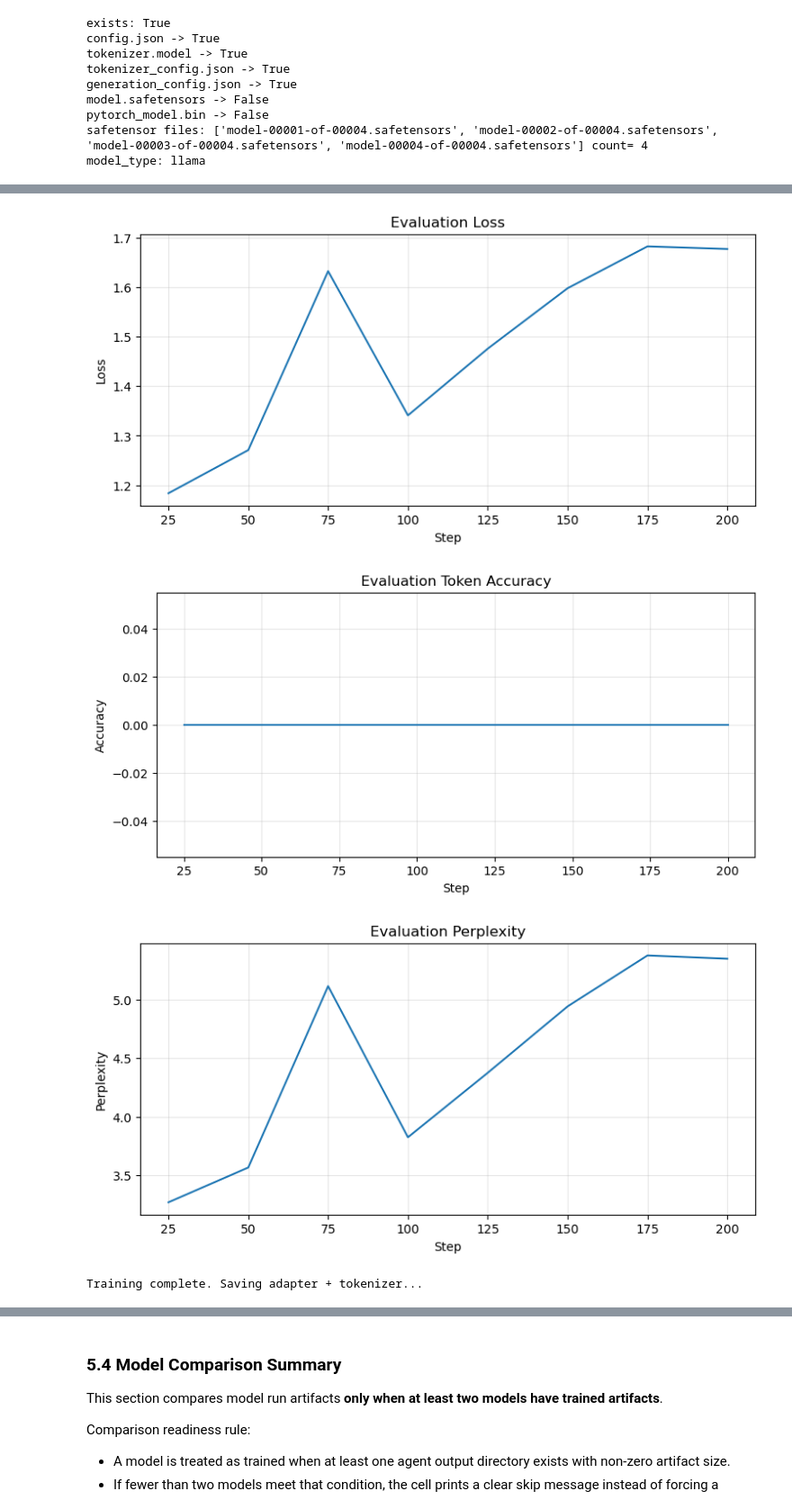
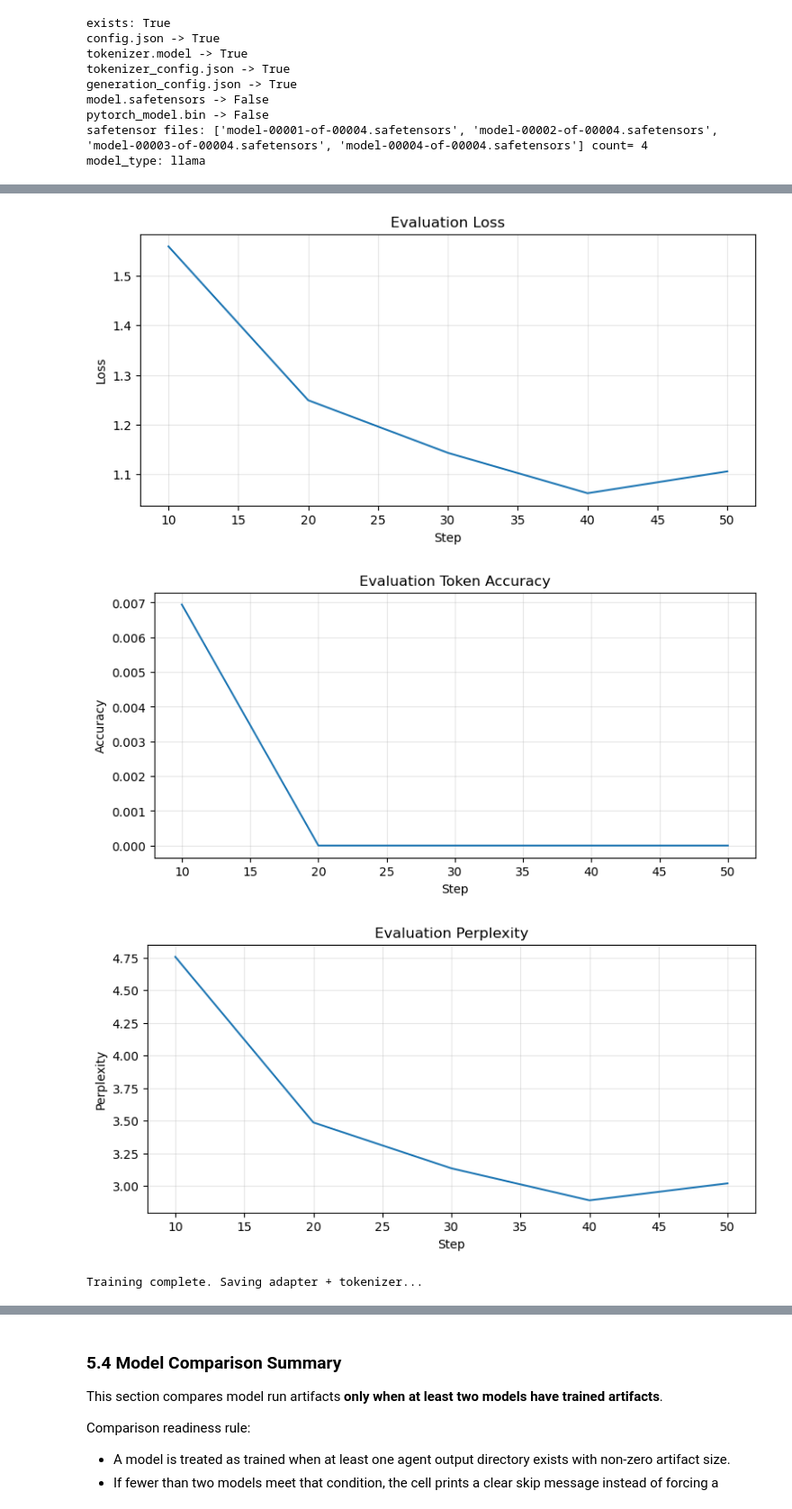
Before and after one commit to UF-College-of-Education/SPARCP-Hipergator-Notebooks, a Jupyter notebook: v2/H1b_Model_Fine_Tuning_PyTorch_local_meta_default.ipynb, the cells around one changed output, grey strips where cells are left out. Shown at 90% size. Cells and saved outputs as stored; diff of their text form; code cells hidden in the pictures.

```diff
--- a/v2/H1b_Model_Fine_Tuning_PyTorch_local_meta_default.ipynb
+++ b/v2/H1b_Model_Fine_Tuning_PyTorch_local_meta_default.ipynb
@@ -1641,12 +1641,12 @@ from trl import SFTTrainer, SFTConfig
 # =========================
 LIVE_AGENT = "CaregiverAgent"          # CaregiverAgent | C-LEAR_CoachAgent | SupervisorAgent
 LIVE_QUANT_MODE = "4bit"               # "4bit" recommended for OnDemand, or "full"
-LIVE_EPOCHS = 20
-LIVE_MAX_STEPS = 200                  # None = epoch-based run; set an int like 300 to hard-cap steps
+LIVE_EPOCHS = 5
+LIVE_MAX_STEPS = 50                  # None = epoch-based run; set an int like 300 to hard-cap steps
 LIVE_EVAL_FRACTION = 0.2              # 10% eval split
 LIVE_LOGGING_STEPS = 5
-LIVE_EVAL_STEPS = 25
-LIVE_SAVE_STEPS = 50
+LIVE_EVAL_STEPS = 10
+LIVE_SAVE_STEPS = 10
 LIVE_SEED = 42
 LIVE_BATCH_SIZE = 1
 LIVE_GRAD_ACCUM = 1
@@ -2042,5 +2042,5 @@ Latest metrics:
-[figure, old version]
+[figure, new version]
-[figure, old version]
+[figure, new version]
-[figure, old version]
+[figure, new version]
 Training complete. Saving adapter + tokenizer...
 Final metrics from training loop:
```
Also changed, not shown: parts of 1 cell of this notebook.
